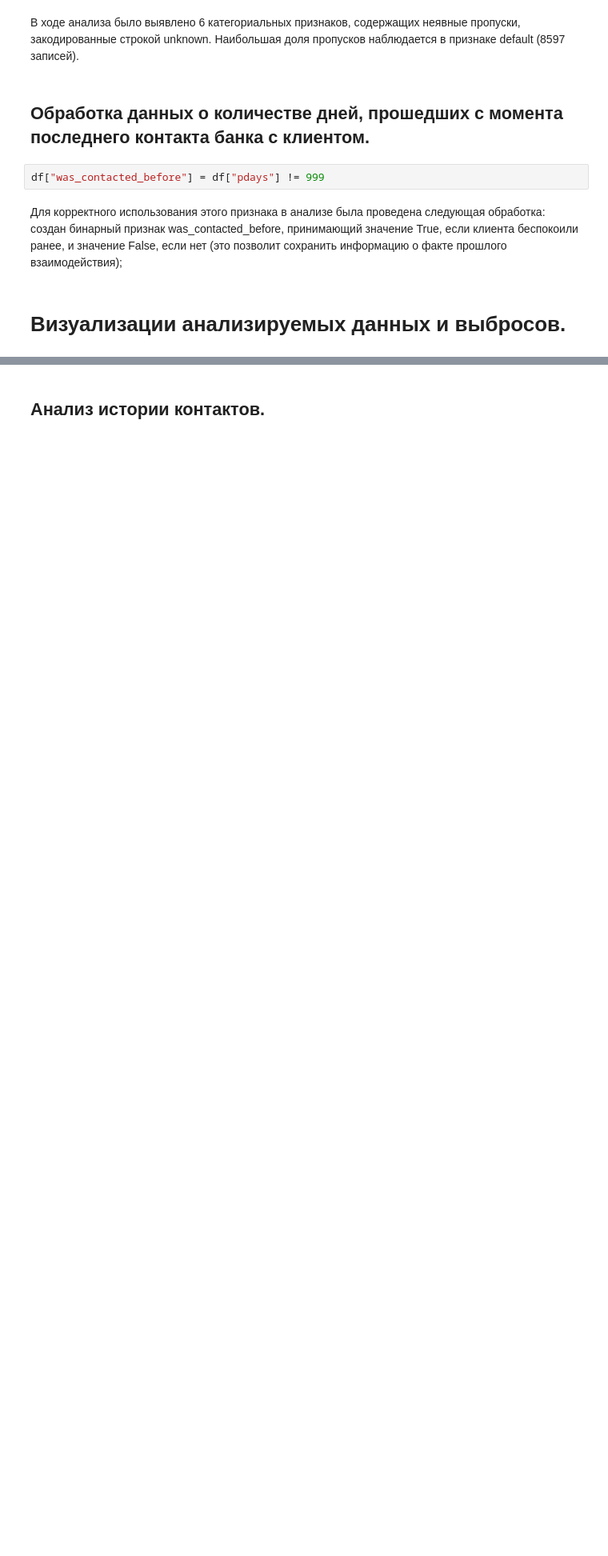
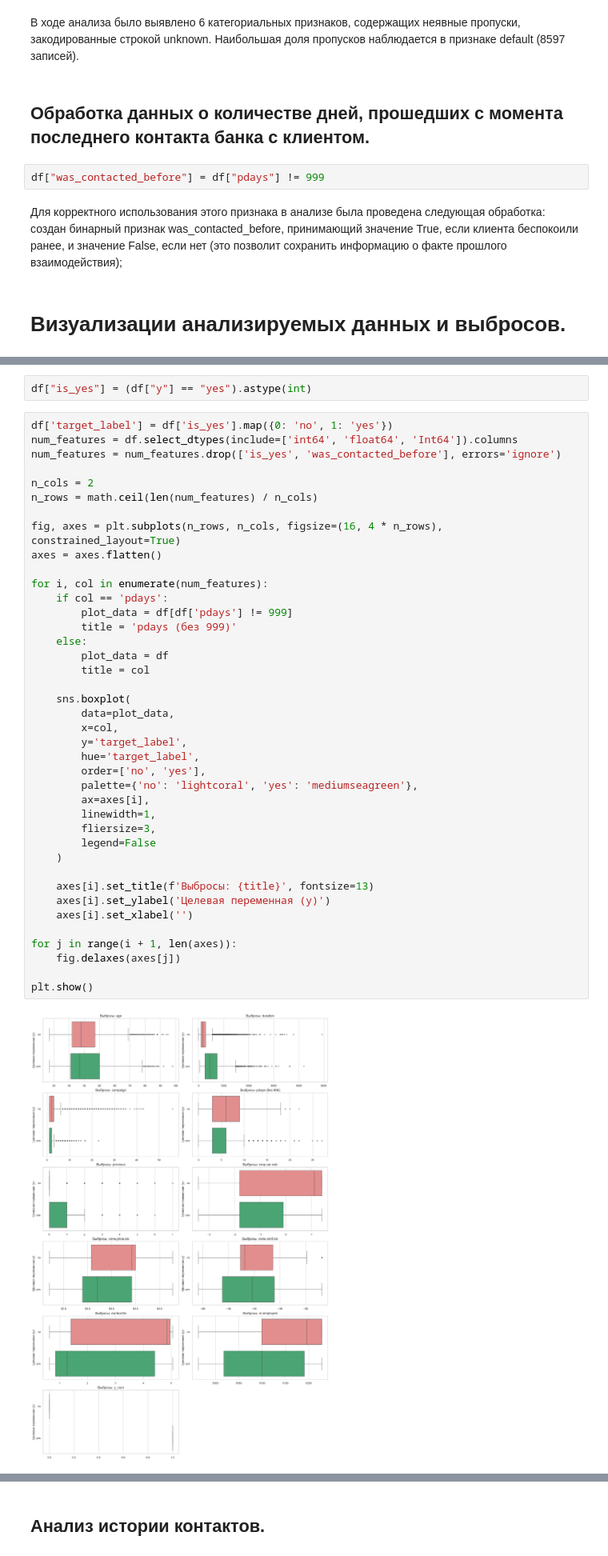
Before and after one commit to KgAmerlion/project_practice_team_1, a Jupyter notebook: Notebook_Bank_Marketing_analitika (2).ipynb, the cells around one changed output, grey strips where cells are left out. Shown at 80% size. Saved outputs shown, nothing was run; the diff lists cells and outputs as text; blank space fills up the shorter version.

```diff
--- a/Notebook_Bank_Marketing_analitika (2).ipynb
+++ b/Notebook_Bank_Marketing_analitika (2).ipynb
@@ -341,0 +406,44 @@ df["was_contacted_before"] = df["pdays"] != 999
+# %%
+df["is_yes"] = (df["y"] == "yes").astype(int)
+# %%
+df['target_label'] = df['is_yes'].map({0: 'no', 1: 'yes'})
+num_features = df.select_dtypes(include=['int64', 'float64', 'Int64']).columns
+num_features = num_features.drop(['is_yes', 'was_contacted_before'], errors='ignore')
+
+n_cols = 2
+n_rows = math.ceil(len(num_features) / n_cols)
+
+fig, axes = plt.subplots(n_rows, n_cols, figsize=(16, 4 * n_rows), constrained_layout=True)
+axes = axes.flatten()
+
+for i, col in enumerate(num_features):
+    if col == 'pdays':
+        plot_data = df[df['pdays'] != 999]
+        title = 'pdays (без 999)'
+    else:
+        plot_data = df
+        title = col
+
+    sns.boxplot(
+        data=plot_data,
+        x=col,
+        y='target_label',
+        hue='target_label',
+        order=['no', 'yes'],
+        palette={'no': 'lightcoral', 'yes': 'mediumseagreen'},
+        ax=axes[i],
+        linewidth=1,
+        fliersize=3,
+        legend=False
+    )
+
+    axes[i].set_title(f'Выбросы: {title}', fontsize=13)
+    axes[i].set_ylabel('Целевая переменная (y)')
+    axes[i].set_xlabel('')
+
+for j in range(i + 1, len(axes)):
+    fig.delaxes(axes[j])
+
+plt.show()
+# %% [output]
+[figure, added]
```
Also changed, not shown: parts of 11 cells of this notebook.
